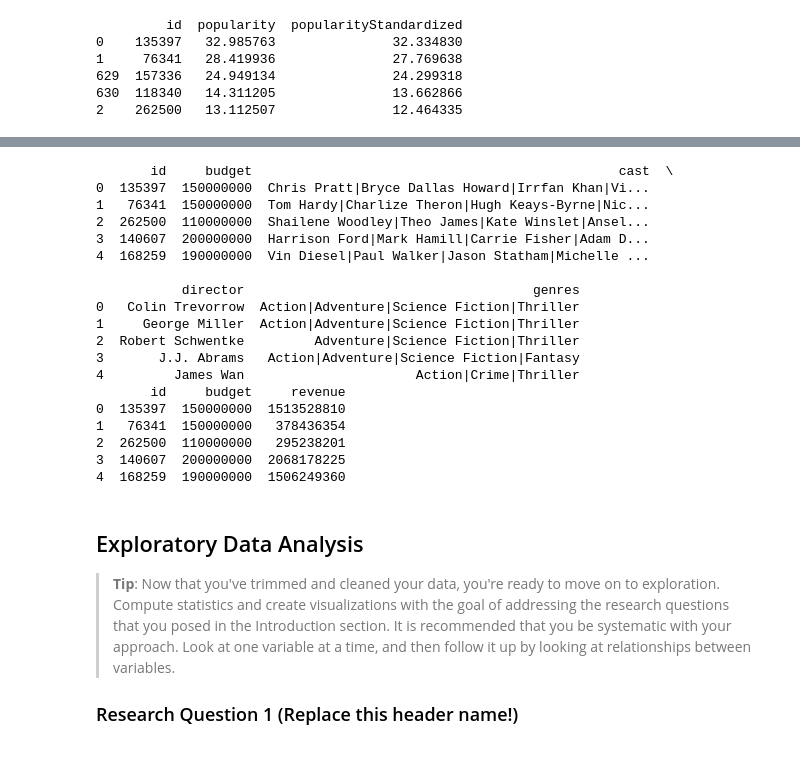
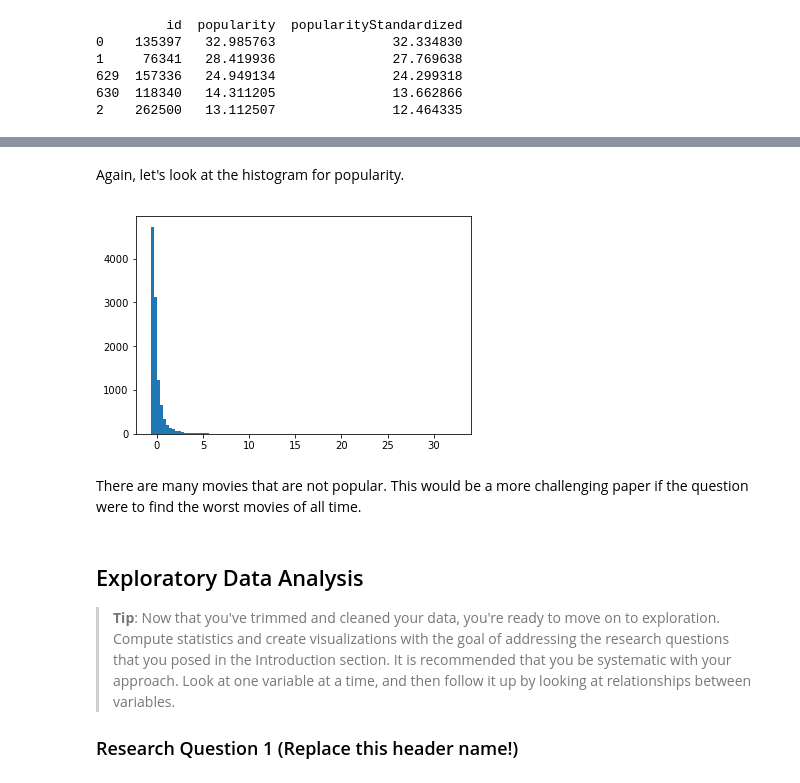
Before and after one commit to SandorAtTheZoo/UdacityDataAnalysisProject2, a Jupyter notebook: investigate-a-dataset-defineMovieSuccess.ipynb, the cells around one changed output, grey strips where cells are left out. Cells and saved outputs as stored; diff of their text form; code cells hidden in the pictures.

```diff
--- a/investigate-a-dataset-defineMovieSuccess.ipynb
+++ b/investigate-a-dataset-defineMovieSuccess.ipynb
@@ -226,41 +272,11 @@ topPopularCast = dfMergedPopularity.groupby(dfMergedPopularity['cast']).size().s
-# %%
-# After discussing the structure of the data and any problems that need to be
-#   cleaned, perform those cleaning steps in the second part of this section.
-filename = 'tmdb-movies.csv'
-
-# 0. get table of common properties (to look for correlations between dependent variables of money/fame/quality and independent variables of directors/release months/genres/budgets)
-independentFields = ['id','budget','cast','director','genres']
-df_commonFields = pd.read_csv(filename,usecols=independentFields)
-print df_commonFields.head()
-
-# 1. Money : rank movies by net profits, and try to identify common : directors, release months, genres, budgets
-moneyFields = ['id','budget','revenue']
-df_movieMoney = pd.read_csv(filename, usecols=moneyFields)
-print df_movieMoney.head()
-
-# 2. Fame : rank movies by popularity and try to identify common : directors, release months, genres, budgets
-# 3. Quality : rank movies by vote, corrected by the number of vote counts (higher ranked votes by larger numbers of people are better than high votes by few people)
-# 4. Summary : are there any movies common to Money,Fame and Quality? : identify common directors, release months, genres, budgets
-# %% [output]
-       id     budget                                               cast  \
-0  135397  150000000  Chris Pratt|Bryce Dallas Howard|Irrfan Khan|Vi...
-1   76341  150000000  Tom Hardy|Charlize Theron|Hugh Keays-Byrne|Nic...
-2  262500  110000000  Shailene Woodley|Theo James|Kate Winslet|Ansel...
-3  140607  200000000  Harrison Ford|Mark Hamill|Carrie Fisher|Adam D...
-4  168259  190000000  Vin Diesel|Paul Walker|Jason Statham|Michelle ...
-
-           director                                     genres
-0   Colin Trevorrow  Action|Adventure|Science Fiction|Thriller
-1     George Miller  Action|Adventure|Science Fiction|Thriller
-2  Robert Schwentke         Adventure|Science Fiction|Thriller
-3       J.J. Abrams   Action|Adventure|Science Fiction|Fantasy
-4         James Wan                      Action|Crime|Thriller
-       id     budget     revenue
-0  135397  150000000  1513528810
-1   76341  150000000   378436354
-2  262500  110000000   295238201
-3  140607  200000000  2068178225
-4  168259  190000000  1506249360
+# %% [markdown]
+Again, let's look at the histogram for popularity.
+# %%
+plt.hist(dfPopularity['popularityStandardized'],bins=100);
+# %% [output]
+[figure, added]
+# %% [markdown]
+There are many movies that are not popular.  This would be a more challenging paper if the question were to find the worst movies of all time.
 # %% [markdown]
 <a id='eda'></a>
 ## Exploratory Data Analysis
```
Also changed, not shown: parts of 12 cells of this notebook, 1 other file.
